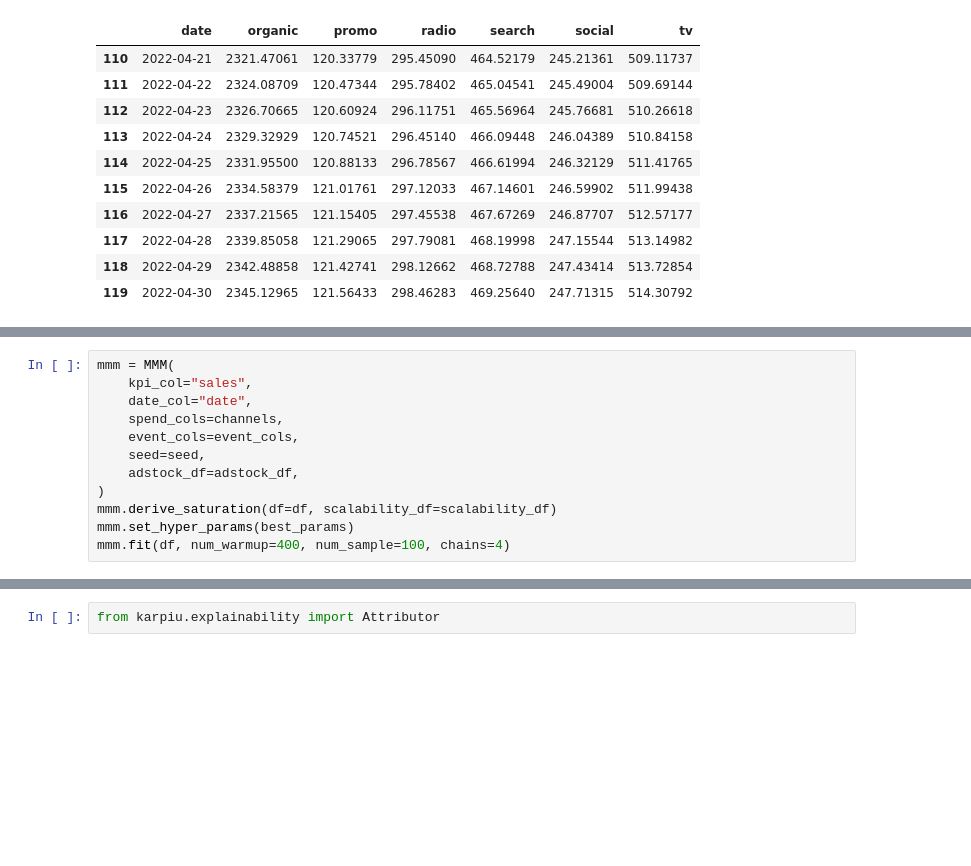
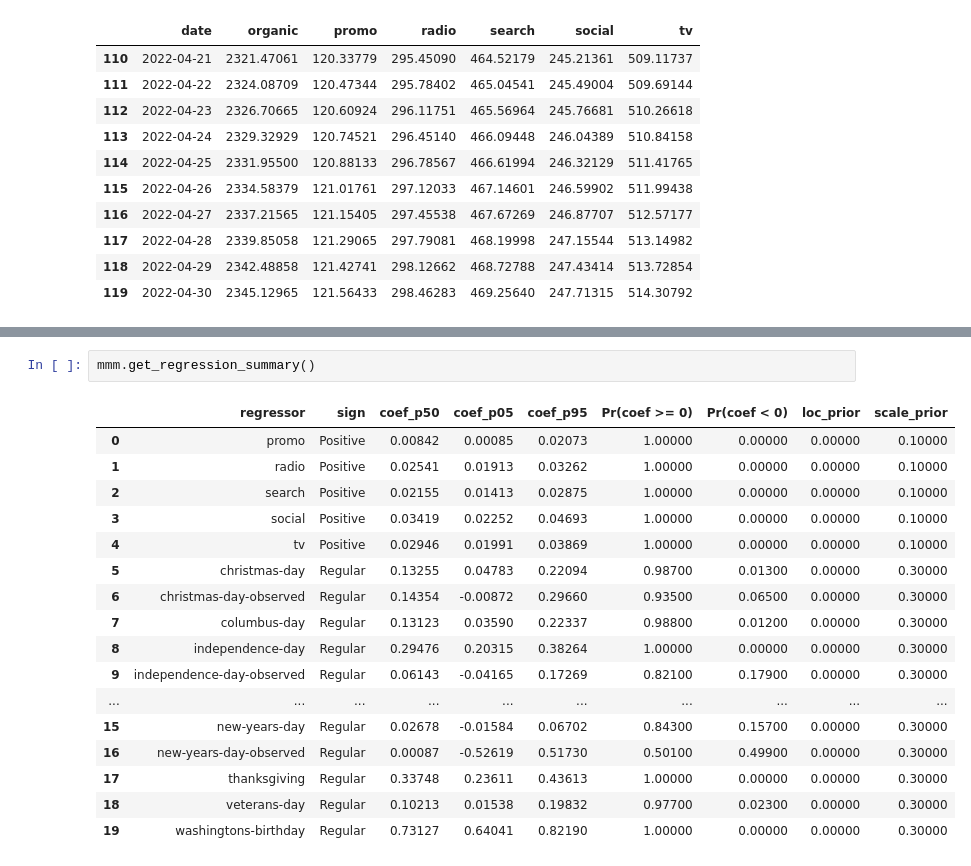
Before and after one commit to edwinnglabs/karpiu, a Jupyter notebook: docs/examples/attribution.ipynb, the cells around one changed output, grey strips where cells are left out. Cells and saved outputs as stored; diff of their text form; blank space fills up the shorter version.

```diff
--- a/docs/examples/attribution.ipynb
+++ b/docs/examples/attribution.ipynb
@@ -173,12 +299,0 @@ from karpiu.models import MMM
-# %%
-mmm = MMM(
-    kpi_col="sales",
-    date_col="date",
-    spend_cols=channels,
-    event_cols=event_cols,
-    seed=seed,
-    adstock_df=adstock_df,
-)
-mmm.derive_saturation(df=df, scalability_df=scalability_df)
-mmm.set_hyper_params(best_params)
-mmm.fit(df, num_warmup=400, num_sample=100, chains=4)
@@ -201,2 +300,20 @@ chain 4 |          | 00:00 Status
-# %%
-from karpiu.explainability import Attributor
+# %%
+mmm.get_regression_summary()
+# %% [output]
+|  | regressor | sign | coef_p50 | coef_p05 | coef_p95 | Pr(coef >= 0) | Pr(coef < 0) | loc_prior | scale_prior |
+| 0 | promo | Positive | 0.00842 | 0.00085 | 0.02073 | 1.00000 | 0.00000 | 0.00000 | 0.10000 |
+| 1 | radio | Positive | 0.02541 | 0.01913 | 0.03262 | 1.00000 | 0.00000 | 0.00000 | 0.10000 |
+| 2 | search | Positive | 0.02155 | 0.01413 | 0.02875 | 1.00000 | 0.00000 | 0.00000 | 0.10000 |
+| 3 | social | Positive | 0.03419 | 0.02252 | 0.04693 | 1.00000 | 0.00000 | 0.00000 | 0.10000 |
+| 4 | tv | Positive | 0.02946 | 0.01991 | 0.03869 | 1.00000 | 0.00000 | 0.00000 | 0.10000 |
+| 5 | christmas-day | Regular | 0.13255 | 0.04783 | 0.22094 | 0.98700 | 0.01300 | 0.00000 | 0.30000 |
+| 6 | christmas-day-observed | Regular | 0.14354 | -0.00872 | 0.29660 | 0.93500 | 0.06500 | 0.00000 | 0.30000 |
+| 7 | columbus-day | Regular | 0.13123 | 0.03590 | 0.22337 | 0.98800 | 0.01200 | 0.00000 | 0.30000 |
+| 8 | independence-day | Regular | 0.29476 | 0.20315 | 0.38264 | 1.00000 | 0.00000 | 0.00000 | 0.30000 |
+| 9 | independence-day-observed | Regular | 0.06143 | -0.04165 | 0.17269 | 0.82100 | 0.17900 | 0.00000 | 0.30000 |
+| ... | ... | ... | ... | ... | ... | ... | ... | ... | ... |
+| 15 | new-years-day | Regular | 0.02678 | -0.01584 | 0.06702 | 0.84300 | 0.15700 | 0.00000 | 0.30000 |
+| 16 | new-years-day-observed | Regular | 0.00087 | -0.52619 | 0.51730 | 0.50100 | 0.49900 | 0.00000 | 0.30000 |
+| 17 | thanksgiving | Regular | 0.33748 | 0.23611 | 0.43613 | 1.00000 | 0.00000 | 0.00000 | 0.30000 |
+| 18 | veterans-day | Regular | 0.10213 | 0.01538 | 0.19832 | 0.97700 | 0.02300 | 0.00000 | 0.30000 |
+| 19 | washingtons-birthday | Regular | 0.73127 | 0.64041 | 0.82190 | 1.00000 | 0.00000 | 0.00000 | 0.30000 |
```
Also changed, not shown: parts of 40 cells of this notebook, 8 other files.
